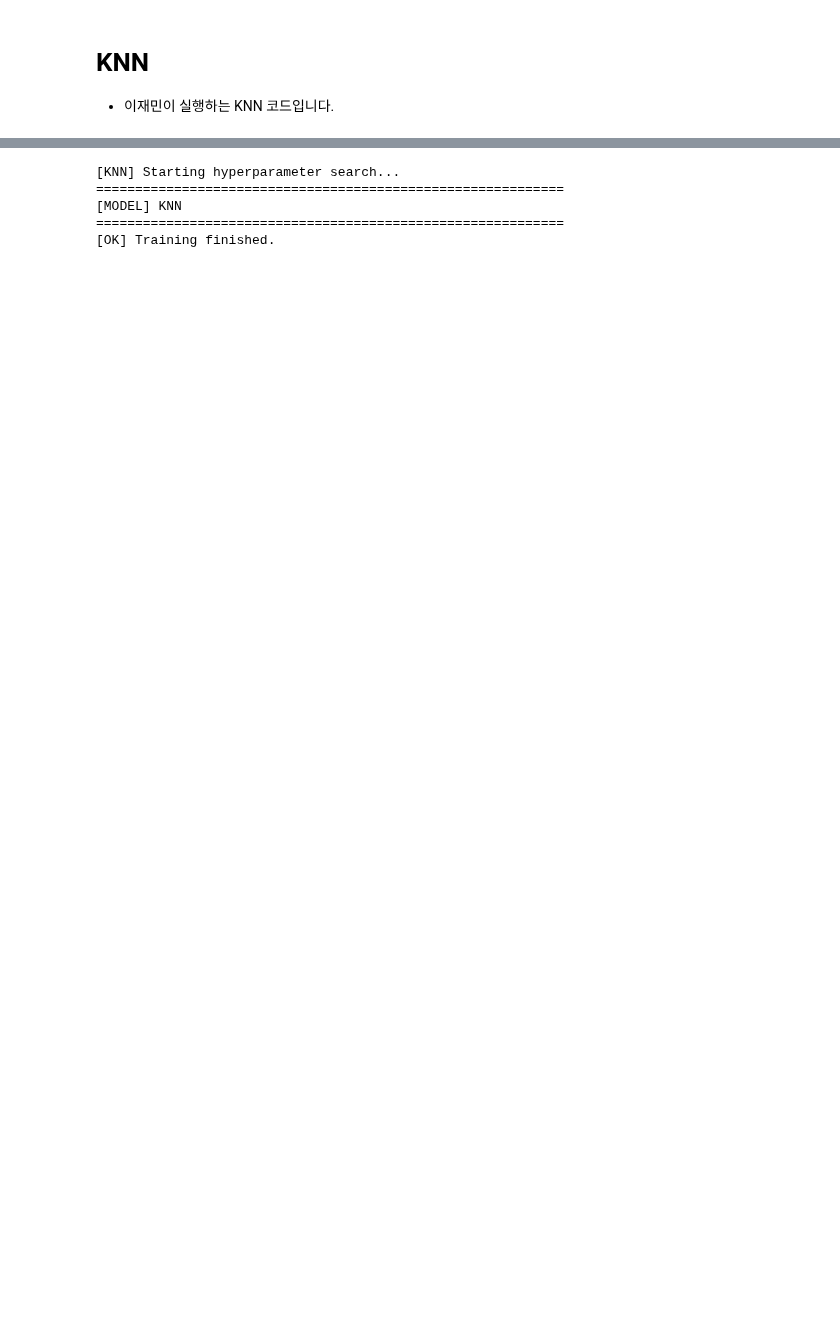
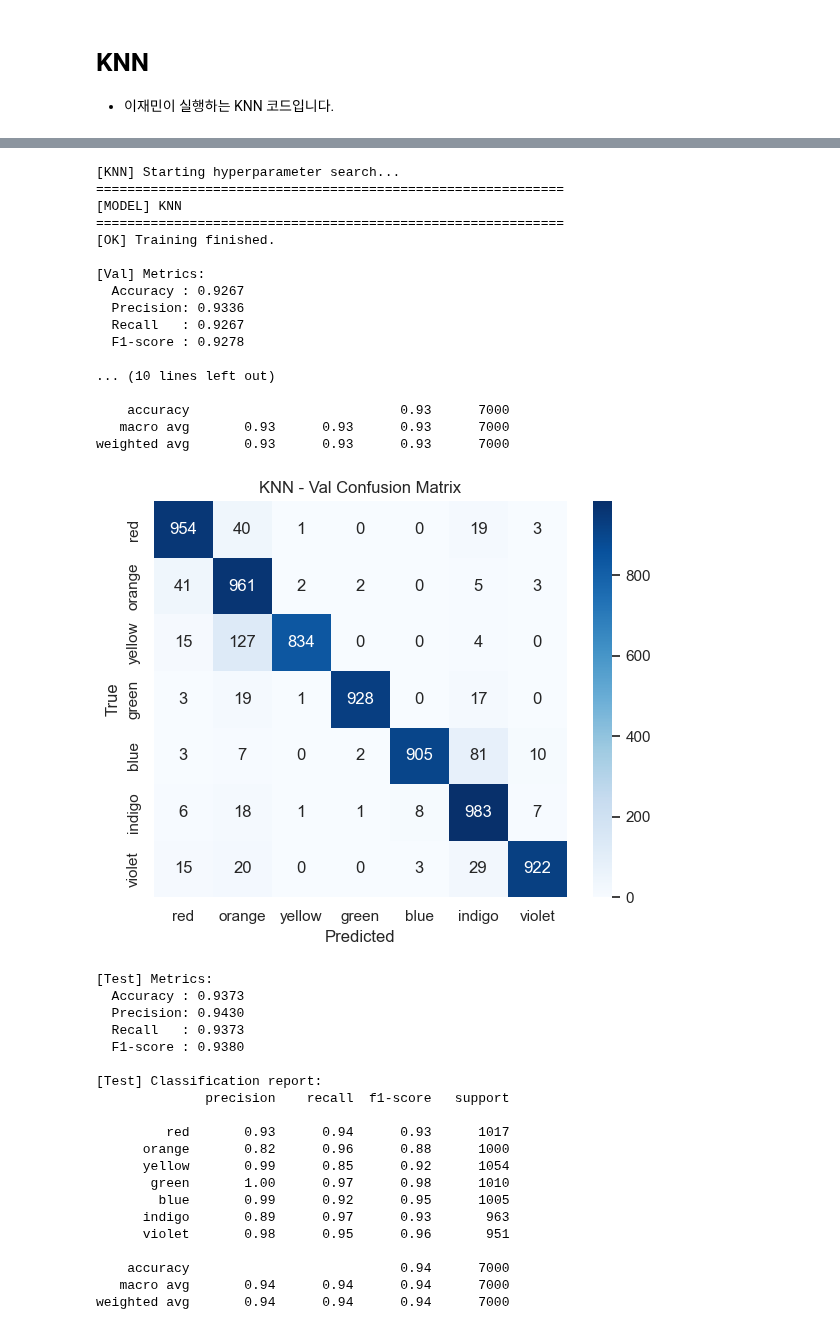
Before and after one commit to ML-SSU-2025/colored-mnist-classification, a Jupyter notebook: notebooks/team_nb_knn.ipynb, the cells around one changed output, grey strips where cells are left out. Drawn from its saved outputs; the diff is of its cells as text; code cells hidden in the pictures; blank space fills up the shorter version.

```diff
--- a/notebooks/team_nb_knn.ipynb
+++ b/notebooks/team_nb_knn.ipynb
@@ -273,8 +273,8 @@ hb_thread.start()'''
 # Define base KNN classifier
 
 knn_base = KNeighborsClassifier(
-    n_neighbors=3,
-    weights='distance',
+    n_neighbors=5,
+    weights='weight',
     p=2,
     metric='minkowski',
     n_jobs=-1
@@ -282,50 +282,83 @@ knn_base = KNeighborsClassifier(
 
 # default KNN classifier
 
-# Define hyperparameter search space for KNN
+
 '''param_grid_knn = {
     "n_neighbors": [3, 5, 7, 9],         # number of neighbors
     "weights": ["uniform", "distance"],  # uniform weights vs distance weights
-    "p": [1, 2],                         # 1: Manhattan, 2: Euclidean
+    "p": [1,2],                         # 1: Manhattan, 2: Euclidean
 }'''
 
-# GridSearchCV configuration
-'''knn_grid = GridSearchCV(
+'''# GridSearchCV configuration
+knn_grid = GridSearchCV(
     estimator=knn_base,     # base KNN model
     param_grid=param_grid_knn,  # parameter search space
     scoring="accuracy",     # optimization metric (can change to 'f1_weighted')
     cv=3,                   # 3-fold cross-validation on training set
     n_jobs=-1,              # use all available CPU cores
     verbose=2,              # print progress
-)'''
-
+)
+'''
 print("[KNN] Starting hyperparameter search...")
 '''knn_grid.fit(X_train, y_train)  # fit GridSearchCV on training data'''
 
 stop_heartbeat = True
 
 
 '''print("\n[KNN] Best parameters:", knn_grid.best_params_)
 print("[KNN] Best CV accuracy:", f"{knn_grid.best_score_:.4f}")'''
 
 # Extract best model from grid search
 '''knn_best = knn_grid.best_estimator_  # best KNN model according to CV'''
 
 # Evaluate best KNN model using common evaluation function
 results_knn = evaluate_classifier(
     model=knn_base,
     model_name="KNN",
     X_train=X_train,
     y_train=y_train,
     X_val=X_val,
     y_val=y_val,
     X_test=X_test,
     y_test=y_test,
     class_names=class_names,
 )
 # %% [output]
 [KNN] Starting hyperparameter search...
 ============================================================
 [MODEL] KNN
 ============================================================
 [OK] Training finished.
+
+[Val] Metrics:
+  Accuracy : 0.9267
+  Precision: 0.9336
+  Recall   : 0.9267
+  F1-score : 0.9278
+
+... (10 lines left out)
+
+    accuracy                           0.93      7000
+   macro avg       0.93      0.93      0.93      7000
+weighted avg       0.93      0.93      0.93      7000
+[figure, added]
+[Test] Metrics:
+  Accuracy : 0.9373
+  Precision: 0.9430
+  Recall   : 0.9373
+  F1-score : 0.9380
+
+[Test] Classification report:
+              precision    recall  f1-score   support
+
+         red       0.93      0.94      0.93      1017
+      orange       0.82      0.96      0.88      1000
+      yellow       0.99      0.85      0.92      1054
+       green       1.00      0.97      0.98      1010
+        blue       0.99      0.92      0.95      1005
+      indigo       0.89      0.97      0.93       963
+      violet       0.98      0.95      0.96       951
+
+    accuracy                           0.94      7000
+   macro avg       0.94      0.94      0.94      7000
+weighted avg       0.94      0.94      0.94      7000
```
Also changed, not shown: parts of 2 cells of this notebook.
